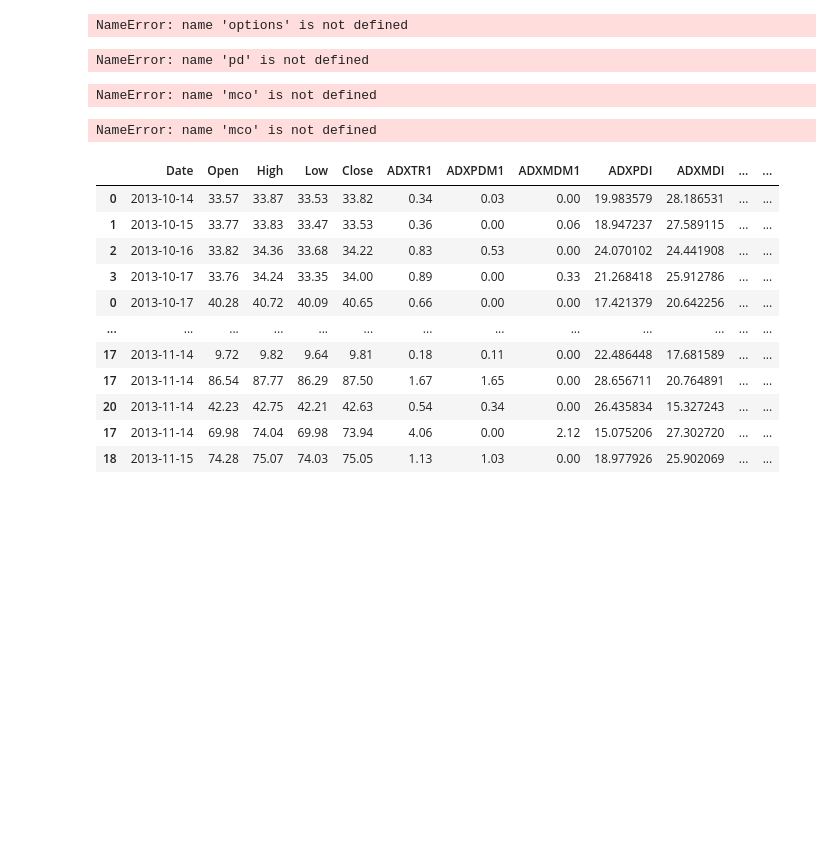
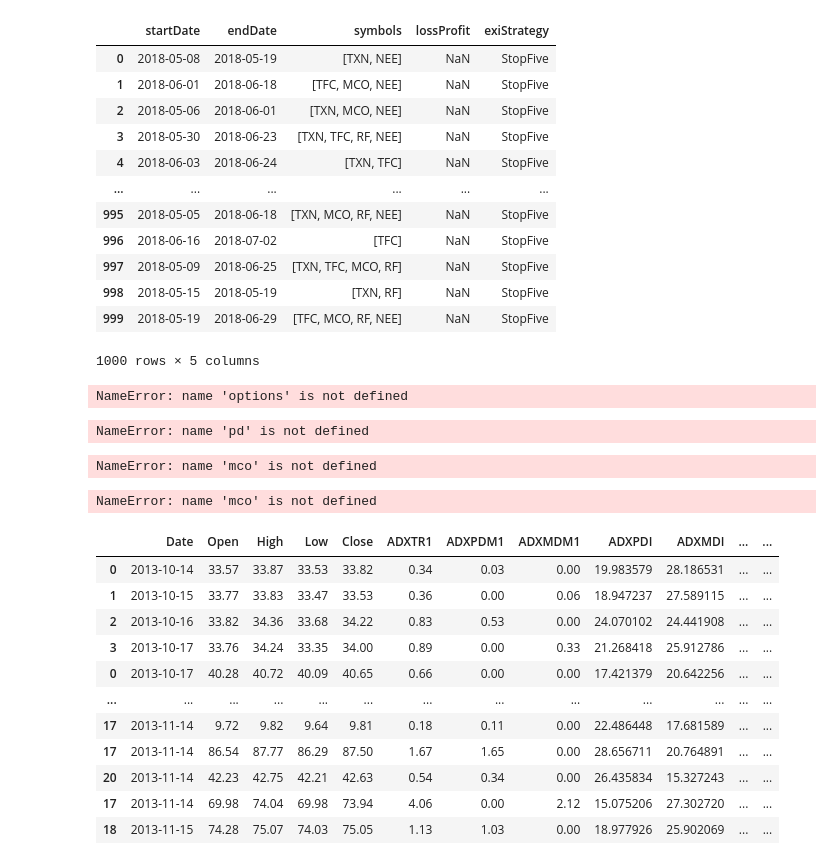
Before and after one commit to CalvinCottin/Option-Backtesting, a Jupyter notebook: Untitled-checkpoint.ipynb, the cells around one changed output. Cells and saved outputs as stored; diff of their text form; code cells hidden in the pictures; blank space fills up the shorter version.

Commit message:
merge table simulation

```diff
--- a/Untitled-checkpoint.ipynb
+++ b/Untitled-checkpoint.ipynb
@@ -9,3 +49,29 @@ warnings.simplefilter(action="ignore", category=SettingWithCopyWarning)
+# %%
+#define initial values
+min_date = date(2018, 5, 5)
+max_date = date(2018, 7, 5)
+rowCount = 1000
+symbols = ["TXN", "TFC", "MCO", "RF", "NEE"]
+
+#create random table
+df1 = generateRandomTable(min_date, max_date, symbols, rowCount)
+df1
+#create csv
+#df1.to_csv("simulation_data.csv", index=False, encoding='utf-8-sig')
+# %% [output]
+|  | startDate | endDate | symbols | lossProfit | exiStrategy |
+| 0 | 2018-05-08 | 2018-05-19 | [TXN, NEE] | NaN | StopFive |
+| 1 | 2018-06-01 | 2018-06-18 | [TFC, MCO, NEE] | NaN | StopFive |
+| 2 | 2018-05-06 | 2018-06-01 | [TXN, MCO, NEE] | NaN | StopFive |
+| 3 | 2018-05-30 | 2018-06-23 | [TXN, TFC, RF, NEE] | NaN | StopFive |
+| 4 | 2018-06-03 | 2018-06-24 | [TXN, TFC] | NaN | StopFive |
+| ... | ... | ... | ... | ... | ... |
+| 995 | 2018-05-05 | 2018-06-18 | [TXN, MCO, RF, NEE] | NaN | StopFive |
+| 996 | 2018-06-16 | 2018-07-02 | [TFC] | NaN | StopFive |
+| 997 | 2018-05-09 | 2018-06-25 | [TXN, TFC, MCO, RF] | NaN | StopFive |
+| 998 | 2018-05-15 | 2018-05-19 | [TXN, RF] | NaN | StopFive |
+| 999 | 2018-05-19 | 2018-06-29 | [TFC, MCO, RF, NEE] | NaN | StopFive |
+1000 rows × 5 columns
 # %%
 def remove_from_array(base_array, num):
     for index in range(len(base_array)):
```
Also changed, not shown: parts of 2 cells of this notebook.
